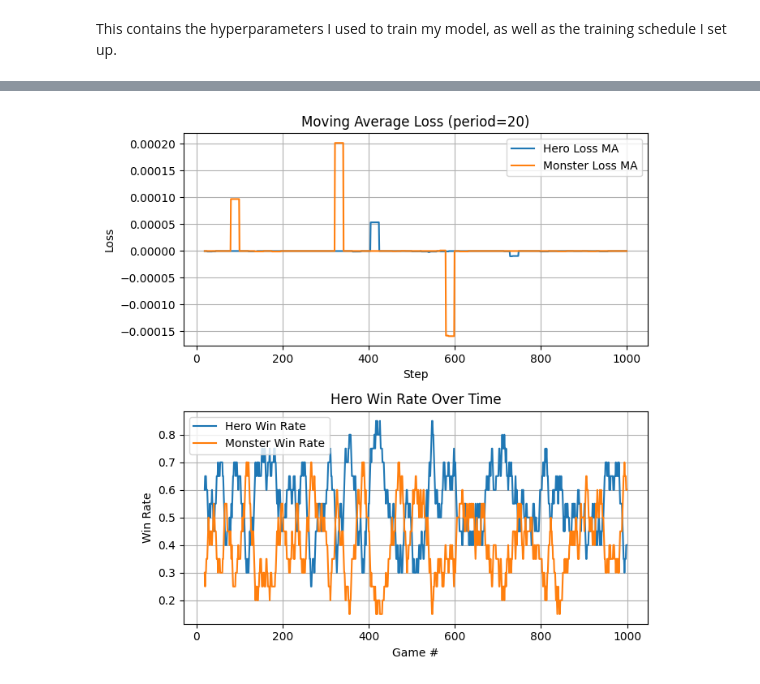
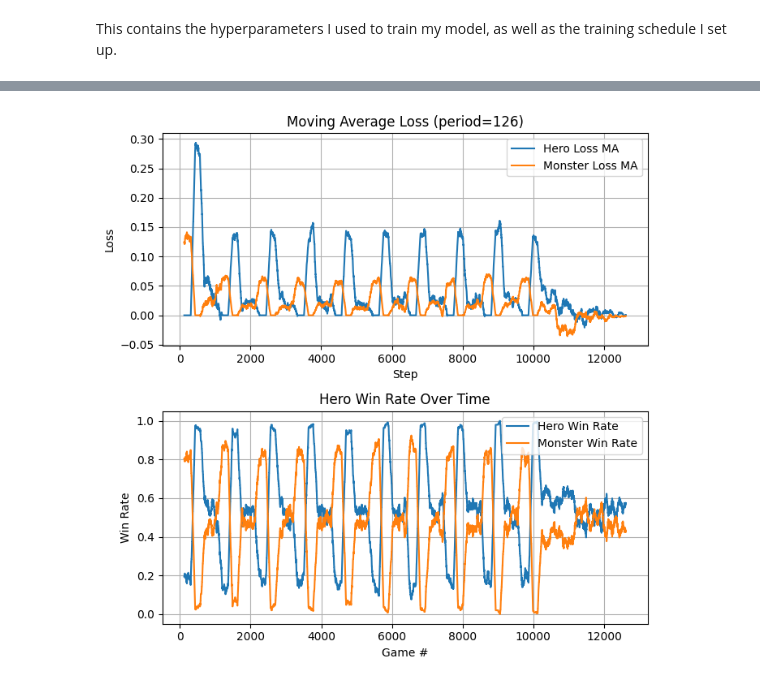
Before and after one commit to henrydaum/poker-monster, a Jupyter notebook: Poker Monster - With Documentation.ipynb, the cells around one changed output, grey strips where cells are left out. Drawn from its saved outputs; the diff is of its cells as text; code cells hidden in the pictures.

Commit message:
Training updates

```diff
--- a/Poker Monster - With Documentation.ipynb
+++ b/Poker Monster - With Documentation.ipynb
@@ -2095,7 +2095,7 @@ class Network(nn.Module):
 
             return action_id, new_rnn_state
 
-    def train_network(self, baseline, epochs=1):
+    def train_network(self, epochs=1):
         # This is the training loop that is called after the game is over, data has been collected, and there is a winner (or tie)
         # All of the actions that took place are recomputed N times, where N is the number of epochs, if N is greater than 1. If N=1, the data was computed during sample_action.
         # This applies the learning algorithm N times to optimize for the algorithm called 'REINFORCE'
@@ -2105,11 +2105,6 @@ class Network(nn.Module):
             print("Memory is empty, not training")
             self.reset_memory()  # Critical to reset memory!
             return [0] * self.epochs
-        # Save compute by not training if reward is null
-        if baseline == 0:
-            # print("Reward is 0, not training")
-            self.reset_memory()
-            return [0] * self.epochs  # Empty losses
 
         # print(f"Training {self.name}")
 
@@ -2127,14 +2122,11 @@ class Network(nn.Module):
         entropies = torch.stack(self.memory["entropies"]).to(device)
         logprobs = torch.stack(self.memory["logprobs"]).to(device)
 
-        # Calculating discounted reward signals (courtesy of Gemini).
+        # Calculating discounted reward signals
         reward_signals = torch.zeros(B).to(device)
         # These will be propagated backwards in time to calculate the reward signal for every action.
         long_discounted_sum = 0.0
         short_discounted_sum = 0.0
-        # Multiply rewards element-wise by baseline
-        long_rewards = long_rewards*baseline
-        short_rewards = short_rewards*baseline
         # Iterate backwards to calculate discounted returns efficiently
         for t in reversed(range(B)):
             long_discounted_sum = long_rewards[t] + self.long_term_gamma*long_discounted_sum
@@ -2144,6 +2136,7 @@ class Network(nn.Module):
         # Clamp negative rewards to make them less punishing
         # reward_signals = reward_signals.clamp(min=self.negative_reward_clamp)
 
+        # print(f"Num rewards: {len(reward_signals)}")
         # for reward in reward_signals:
         #     print(f"{self.name} Reward signal: {reward.item()}")
         # print(f"Cumulative Reward: {reward_signals.sum().item():.2f} {self.name}")
@@ -2703,11 +2699,11 @@ hyperparameters = {
     "T_mult": 1,  # Multiply T_0 by this factor every time it restarts (default is 1)
     "eta_min": 1e-6,  # Anneal from lr (above) to this lr
     # Misc. Parameters:
-    "dropout_rate": 0.25,  # Randomly disables X% neurons during forward pass. Reduces overfitting, but too high a value adds a lot of noise to the loss.
-    "weight_decay": 0.01,  # This is L2 regularization, adds a term to the loss calculation that punishes large weights
-    "epochs": 1,  # 1 epoch is much faster than multiple because the torch gradient isn't recomputed
+    "dropout_rate": 0.2,  # Randomly disables X% neurons during forward pass. Reduces overfitting, but too high a value adds a lot of noise to the loss.
+    "weight_decay": 0.01,  # This is L2 regularization, adds a term to the loss calculation that punishes large weights.
+    "epochs": 1,  # 1 epoch is much faster than multiple because the torch gradient isn't recomputed.
     "temperature": 2,  # Adds a degree of randomness to sample_action. Lower values are deterministic, higher values are random.
-    "entropy_coef": 0.02  # Higher values slow down learning, increase exploration, and slow convergence.
+    "entropy_coef": 0.01  # Higher values slow down learning, increase exploration, and slow convergence.
 }
 
 game_settings = {
@@ -2717,7 +2713,7 @@ game_settings = {
     "training_display": False,
     "hero_training": True,
     "monster_training": True,
-    "tempo_weight": 1.0,
+    "tempo_weight": 1.0,  # Non game-end rewards are multiplied by this value. Set to 0 to train only on game-end rewards (winning and losing).
     # Annealing:
     "anneal_temperature": False,
     "anneal_entropy": False,  # Linearly reduce entropy from entropy_coef to 0 over the course of training
@@ -2731,48 +2727,42 @@ game_settings = {
     "testing_display": True,
     # Misc.:
     "game_mode": 0,
-    "scale": 50  # Lower values are *less* zoomed in
+    "scale": 100  # Lower values are *less* zoomed in
 }
 
 main = Main(hyperparameters, **game_settings)
 main.load_ai_weights()
 
 # Training program:
-# for i in range(5):
-#     print(f"\nRound {i+1}, FIGHT!")
-#     # Pretrain Monster on random Hero
-#     main.training_hero_type = "computer_random"
-#     main.training_monster_type = "computer_ai"
-#     main.train_on_wins("monster", 250)
-#     # Pretrain Hero on random Monster
-#     main.training_hero_type = "computer_ai"
-#     main.training_monster_type = "computer_random"
-#     main.train_on_wins("hero", 250)
-#     # Train Hero and Monster on a pool of their past opponents
-#     main.training_hero_type = "computer_ai"
-#     main.training_monster_type = "computer_ai"
-#     main.anneal_temperature = True
-#     main.anneal_entropy = True
-#     main.train_on_population(500)
-#     main.hero_ai.temperature /= 2
-#     main.monster_ai.temperature /= 2
-#     main.hero_ai.entropy_coef /= 2
-#     main.monster_ai.entropy_coef /= 2
-#     main.hero_ai.optimizer.param_groups[0]['lr'] /= 2
-#     main.monster_ai.optimizer.param_groups[0]['lr'] /= 2
-# Post-train using winning and losing as only feedback
-main.hero_ai.optimizer.param_groups[0]['lr'] = 1e-5
-main.monster_ai.optimizer.param_groups[0]['lr'] = 1e-5
+for i in range(10):
+    print(f"\nRound {i+1}, FIGHT!")
+    # Pretrain Monster on random Hero
+    main.training_hero_type = "computer_random"
+    main.training_monster_type = "computer_ai"
+    main.train_on_wins("monster", 250)
+    # Pretrain Hero on random Monster
+    main.training_hero_type = "computer_ai"
+    main.training_monster_type = "computer_random"
+    main.train_on_wins("hero", 250)
+    # Train Hero and Monster on a pool of their past opponents
+    main.training_hero_type = "computer_ai"
+    main.training_monster_type = "computer_ai"
+    main.train_on_population(500)
+    main.hero_ai.temperature /= 2
+    main.monster_ai.temperature /= 2
+    main.hero_ai.entropy_coef /= 2
+    main.monster_ai.entropy_coef /= 2
+    main.hero_ai.optimizer.param_groups[0]['lr'] /= 2
+    main.monster_ai.optimizer.param_groups[0]['lr'] /= 2
+# Post-train using game-end rewards as sole feedback
+main.anneal_temperature = True
+main.anneal_entropy = True
 main.hero_ai.use_lr_scheduler = False
 main.monster_ai.use_lr_scheduler = False
-main.anneal_entropy = False
-main.hero_ai.entropy_coef = 0.001
-main.monster_ai.entropy_coef = 0.001
-main.anneal_temperature = False
-main.hero_ai.temperature = 0.1
-main.monster_ai.temperature = 0.1
+main.hero_ai.optimizer.param_groups[0]['lr'] = 1e-6
+main.monster_ai.optimizer.param_groups[0]['lr'] = 1e-6
 main.tempo_weight = 0.0  # Important
-main.train_on_population(1000)
+main.train_on_population(2000)
 # After training, test the AI against each other
 main.hero_training = False
 main.monster_training = False
@@ -2805 +2795 @@ Monster average winrate: 0.406
-[figure, old version]
+[figure, new version]
```
Also changed, not shown: parts of 2 cells of this notebook, 5 other files.
